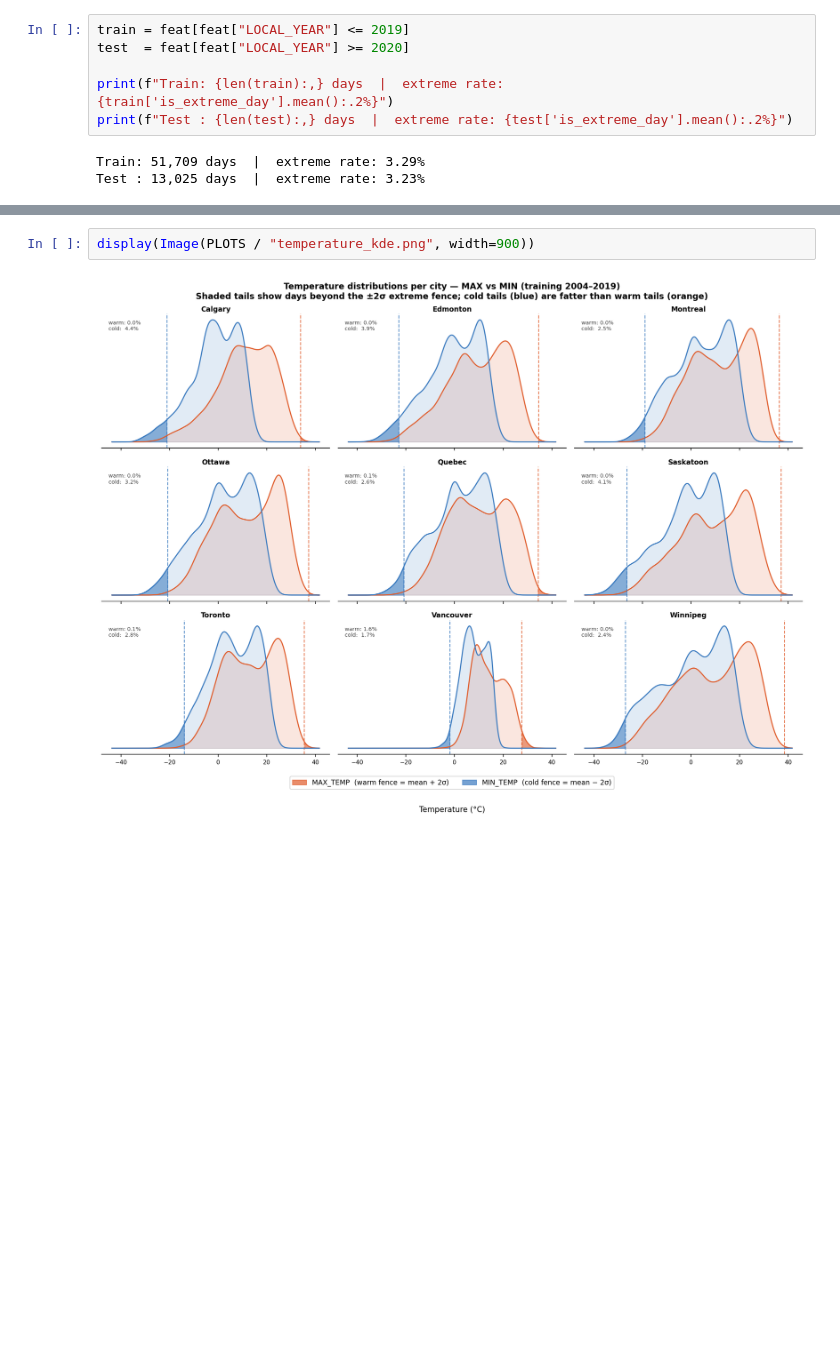
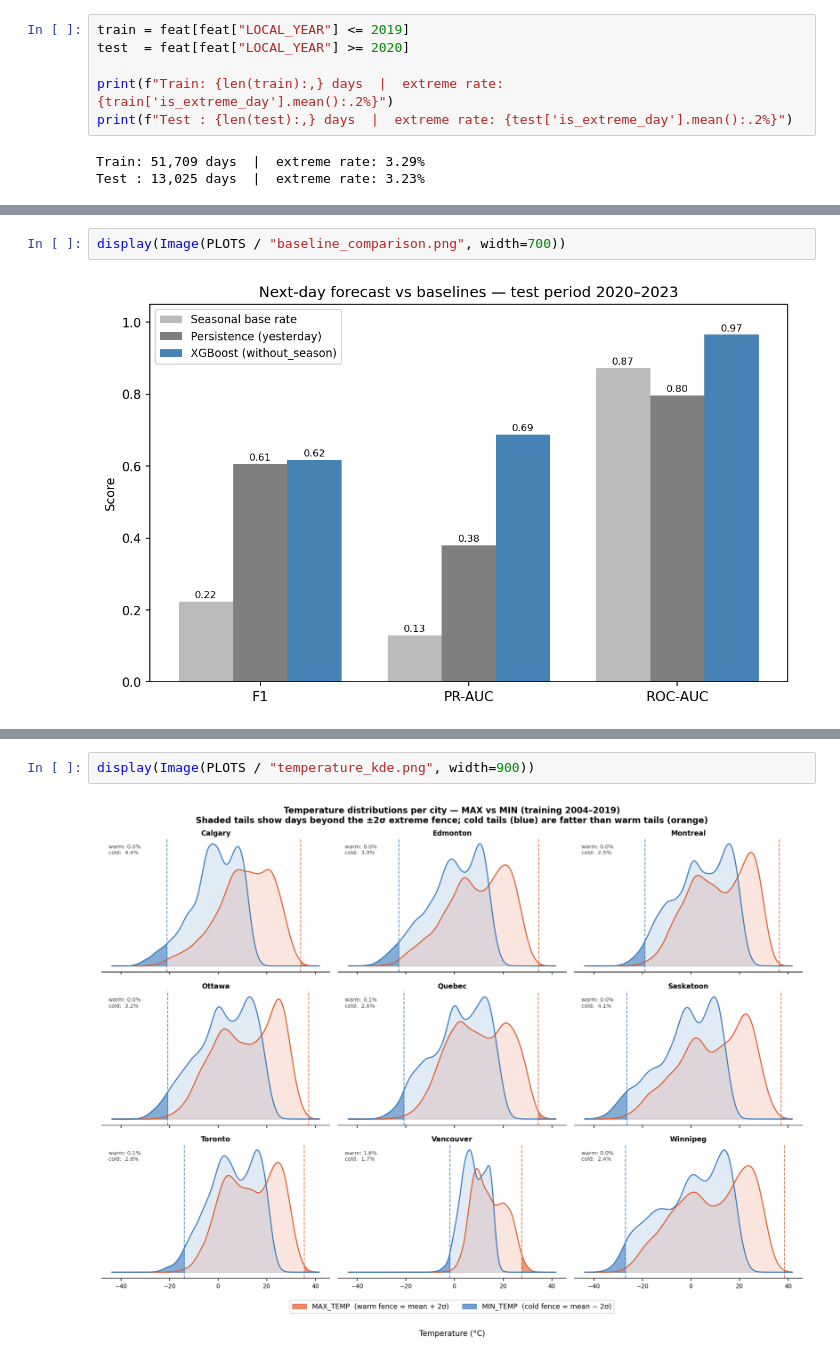
Before and after one commit to navitd/climateflow, a Jupyter notebook: notebooks/climateflow_analysis.ipynb, the cells around one changed output, grey strips where cells are left out. Cells and saved outputs as stored; diff of their text form; blank space fills up the shorter version.

```diff
--- a/notebooks/climateflow_analysis.ipynb
+++ b/notebooks/climateflow_analysis.ipynb
@@ -407,0 +486,4 @@ Test : 13,025 days  |  extreme rate: 3.23%
+# %%
+display(Image(PLOTS / "baseline_comparison.png", width=700))
+# %% [output]
+[figure, added]
```
Also changed, not shown: parts of 20 cells of this notebook, 17 other files.
